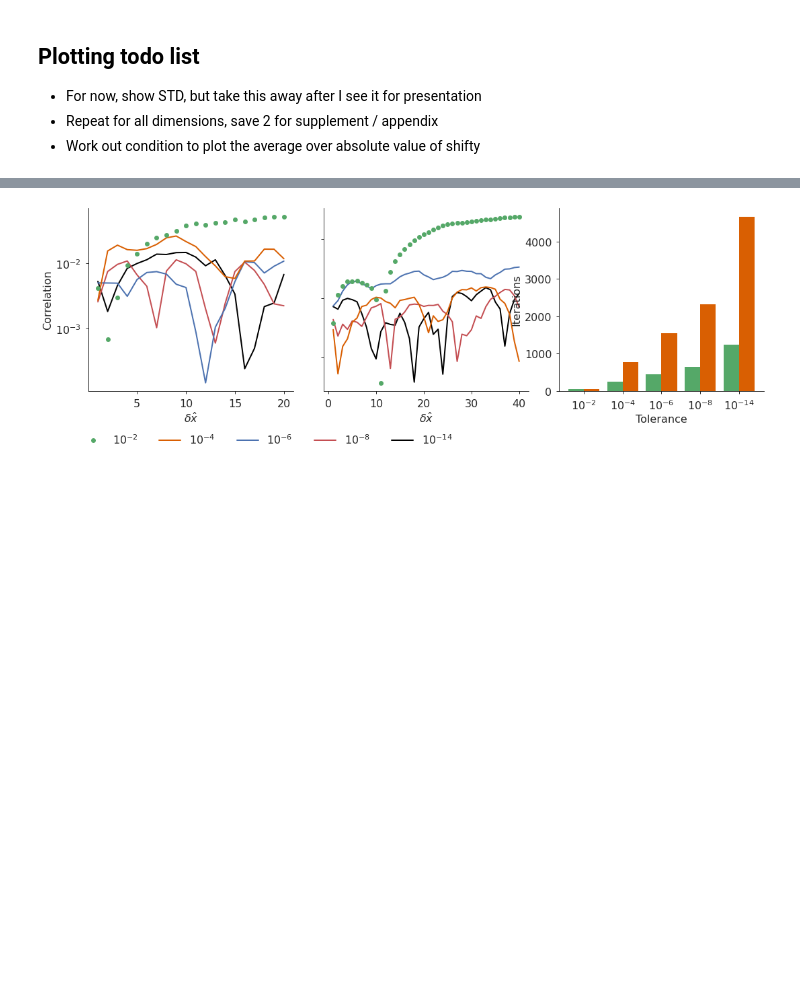
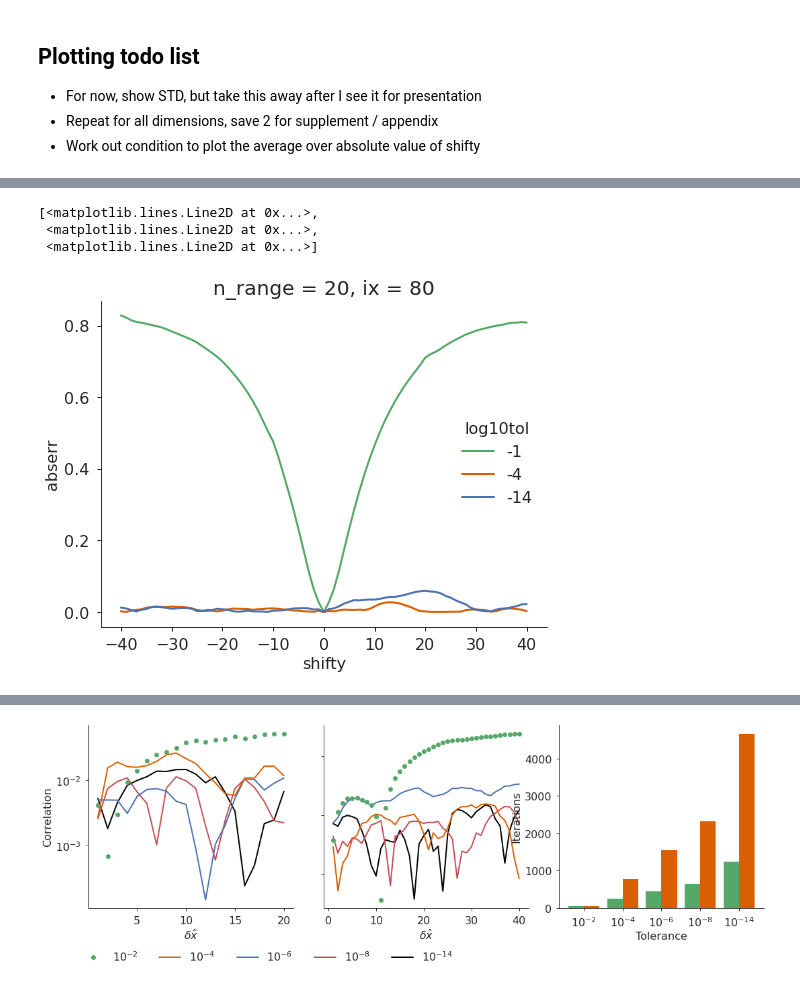
Before and after one commit to timothyas/generic-matern-covariance, a Jupyter notebook: src/plot_llc_matern_theory_tol.ipynb, the cells around one changed output, grey strips where cells are left out. Drawn from its saved outputs; the diff is of its cells as text; code cells hidden in the pictures; blank space fills up the shorter version.

```diff
--- a/src/plot_llc_matern_theory_tol.ipynb
+++ b/src/plot_llc_matern_theory_tol.ipynb
@@ -149,20 +168,19 @@ def _xcalc_shifted(xdev, xssrinv, n_shift, dim, selbox):
 outer = {'ix':slice(40,120), 'iy':slice(200,45)}
 inner = {'ix':slice(60,100), 'iy':slice(160,80)}
 
-cdsrt = {}
+cdsrt = []
 for n_range, dst in dsrt.items():
-    cdst = {}
+    cdst = []
     for log10tol, xds in dst.items():
+        mf = MaternField(grid['maskC'], n_range=n_range, horizontal_factor=xi)
         cc = calc_correlation_field(xds['ginv_norm'].sel(outer),
-                                               mask=grid['maskC'].sel(outer),
-                                               sample_mean=xds['smooth3Dmean001'].sel(outer),
-                                               dimlist=('ix','iy','k'),
-                                               n_shift=2*xi*n_range,
-                                               selection=inner)
+                                    sample_mean=xds['smooth3Dmean001'].sel(outer),
+                                    dimlist=('ix','iy','k'),
+                                    n_shift=2*xi*n_range,
+                                    selection=inner,
+                                    mf=mf)
 
-        cc['rho_hat'] = np.abs(cc['shifty'])
-        # Compute prediction
-        mf = MaternField(grid['maskC'], n_range=n_range, horizontal_factor=xi)
-        cc['ideal_corr'] = mf.ideal_correlation(distance=cc['rho_hat'])
-        cdst[log10tol] = cc
-    cdsrt[n_range] = cdst
+        cc = cc.expand_dims({'log10tol':[log10tol], 'n_range':[n_range]})
+        cdst.append(cc)
+    cdsrt.append(xr.concat(cdst, dim='log10tol'))
+cds = xr.concat(cdsrt, dim='n_range')
@@ -267,0 +317,12 @@ iy = 120
+# %%
+abs_err = np.abs(cds.corr_ix.sel(ix=ix).mean(['k','iy']) - cds['ideal_corr'])
+abs_err.name = 'abserr'
+rel_err = abs_err / cds.ideal_corr
+rel_err.name = 'relerr'
+# %%
+abs_err.sel(n_range=20).plot.line(x='shifty')
+# %% [output]
+[<matplotlib.lines.Line2D at 0x...>,
+ <matplotlib.lines.Line2D at 0x...>,
+ <matplotlib.lines.Line2D at 0x...>]
+[figure, added]
```
Also changed, not shown: parts of 39 cells of this notebook, 3 other files.
